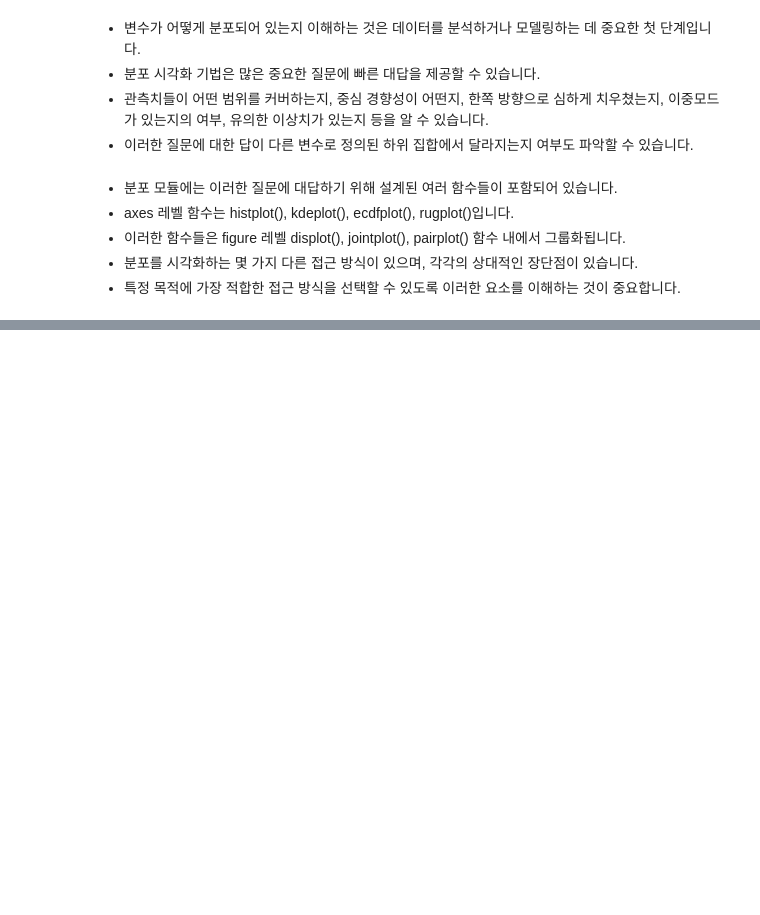
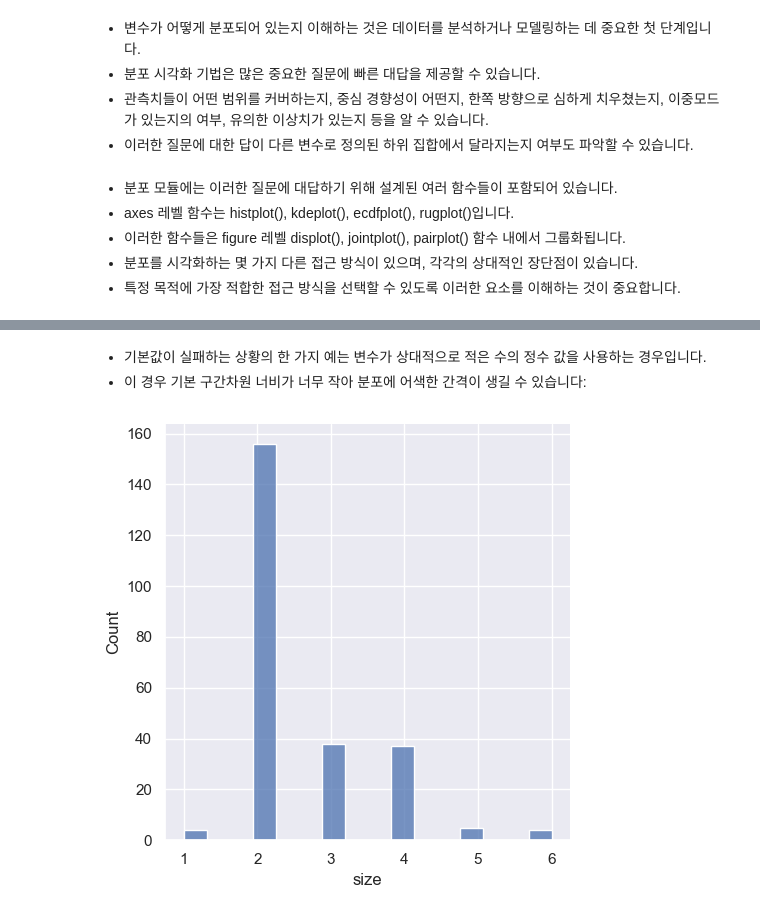
Before and after one commit to kinghy00/Seaborn-Tutorial, a Jupyter notebook: Visualizing_distributions_of_data.ipynb, the cells around one changed output, grey strips where cells are left out. Saved outputs shown, nothing was run; the diff lists cells and outputs as text; code cells hidden in the pictures; blank space fills up the shorter version.

```diff
--- a/Visualizing_distributions_of_data.ipynb
+++ b/Visualizing_distributions_of_data.ipynb
@@ -13,0 +65,7 @@
+# %% [markdown]
+- 기본값이 실패하는 상황의 한 가지 예는 변수가 상대적으로 적은 수의 정수 값을 사용하는 경우입니다.
+- 이 경우 기본 구간차원 너비가 너무 작아 분포에 어색한 간격이 생길 수 있습니다:
+# %%
+sns.displot(tips, x="size");
+# %% [output]
+[figure, added]
```
Also changed, not shown: parts of 37 cells of this notebook.
